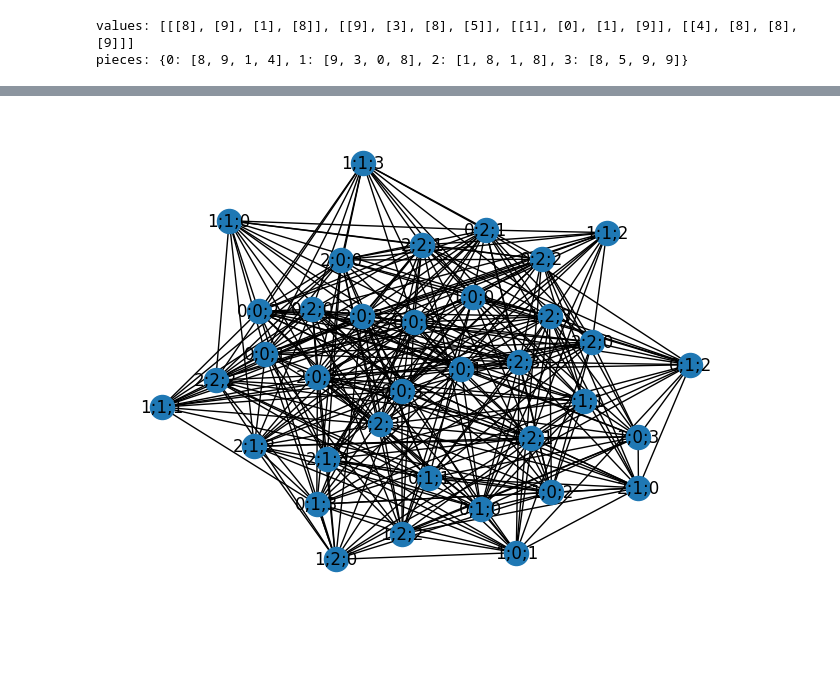
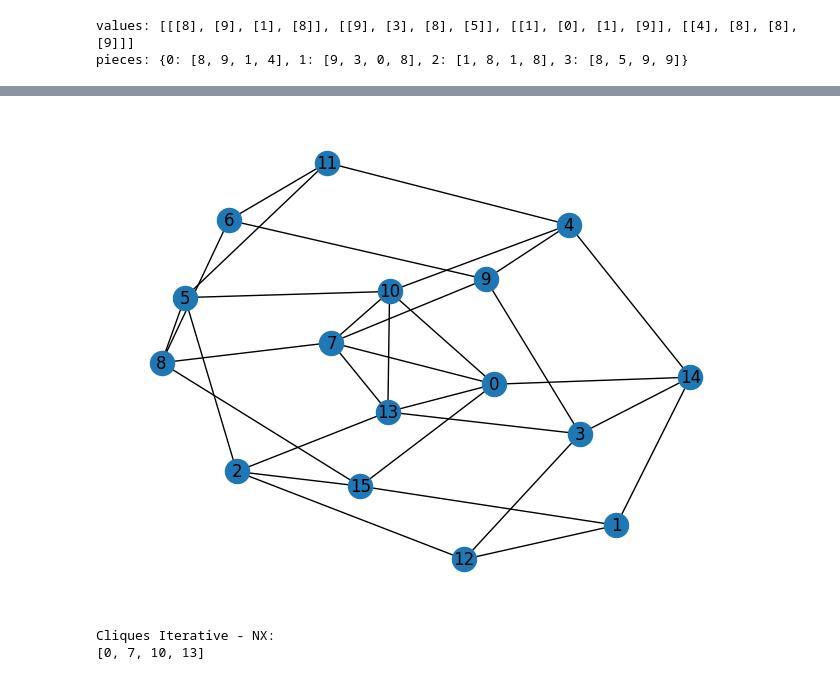
Before and after one commit to Waterboy1602/Masterproef-Code, a Jupyter notebook: TetraVex_Pennylane_Solver.ipynb, the cells around one changed output, grey strips where cells are left out. Drawn from its saved outputs; the diff is of its cells as text; code cells hidden in the pictures; blank space fills up the shorter version.

```diff
--- a/TetraVex_Pennylane_Solver.ipynb
+++ b/TetraVex_Pennylane_Solver.ipynb
@@ -32,9 +34,13 @@ def getValuesAndPieces(file):
     return values, pieces
 # %%
 # Start board
-sizeBoard = 3
+sizeBoard = 2
 file = open("./dataFiles/TetraVex_2x2.txt", "r")
 values, pieces = getValuesAndPieces(file)
 # %% [output]
 values: [[[8], [9], [1], [8]], [[9], [3], [8], [5]], [[1], [0], [1], [9]], [[4], [8], [8], [9]]]
 pieces: {0: [8, 9, 1, 4], 1: [9, 3, 0, 8], 2: [1, 8, 1, 8], 3: [8, 5, 9, 9]}
+# %%
+edges = [(0, 4), (4, 2), (2, 0), (2, 3), (1, 4), (1,0), (2,1)]
+G = nx.Graph(edges)
+nx.draw(G, with_labels=True, node_color="#e377c2")
@@ -52,8 +226,10 @@ for piece1, colors1 in pieces.items():
                     for col2 in range(sizeBoard):
                         if row1 == row2 and col1 == col2:
                             continue
-                        node1 = (row1, col1, piece1)
-                        node2 = (row2, col2, piece2)
+                        position1 = row1*sizeBoard + col1
+                        position2 = row2*sizeBoard + col2
+                        node1 = (position1, piece1)
+                        node2 = (position2, piece2)
 
                         graph.setdefault(node1, []).append(node2)
 
@@ -78,9 +254,20 @@ for node, edges in graph.items():
 G = nx.Graph()
 for node, edges in graph.items():
     for edge in edges:
-        nodeStr = str(node[0]) + ";" + str(node[1]) + ";" + str(node[2])
-        edgeStr = str(edge[0]) + ";" + str(edge[1]) + ";" + str(edge[2])
+        # nodeStr = int(str(node[0]) + str(node[1]))
+        nodeStr = int(node[0]*4 + node[1])
+        edgeStr =  int(edge[0]*4 + edge[1])
         G.add_edge(nodeStr, edgeStr)
 nx.draw(G, with_labels = True)
 plt.show()
+
+# Networkx - All Cliques Iterative
+res = nx.find_cliques(G)
+cliques = [item for item in res]
+cliques = sorted(cliques, key=lambda item: -len(item))
+print("Cliques Iterative - NX: ")
+for item in cliques:
+    if(len(item) == sizeBoard*sizeBoard):
+        print(item)
+        break
 # %% [output]
@@ -104 +290,3 @@ plt.show()
-[figure, old version]
+[figure, new version]
+Cliques Iterative - NX:
+[0, 7, 10, 13]
```
Also changed, not shown: parts of 31 cells of this notebook, 1 other file.
